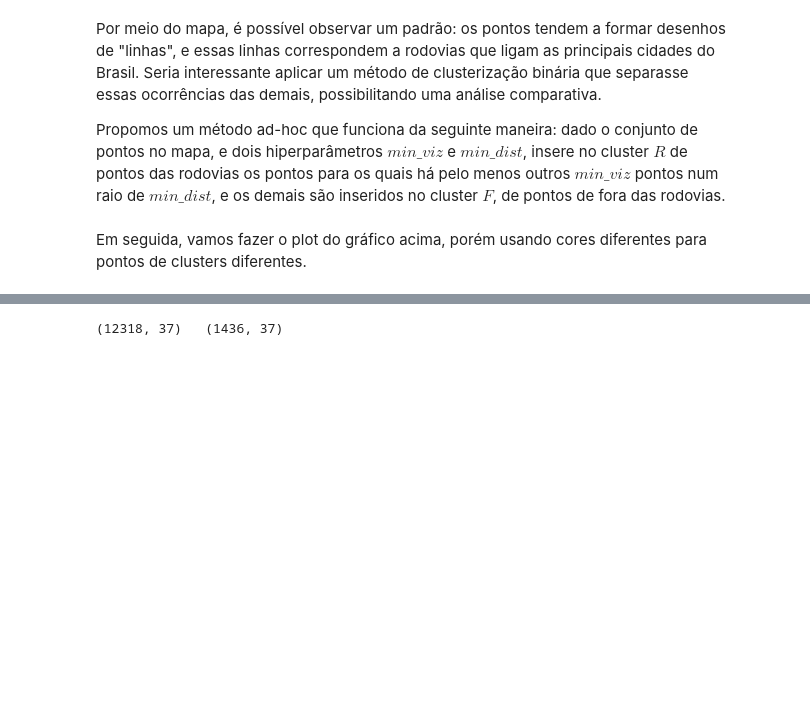
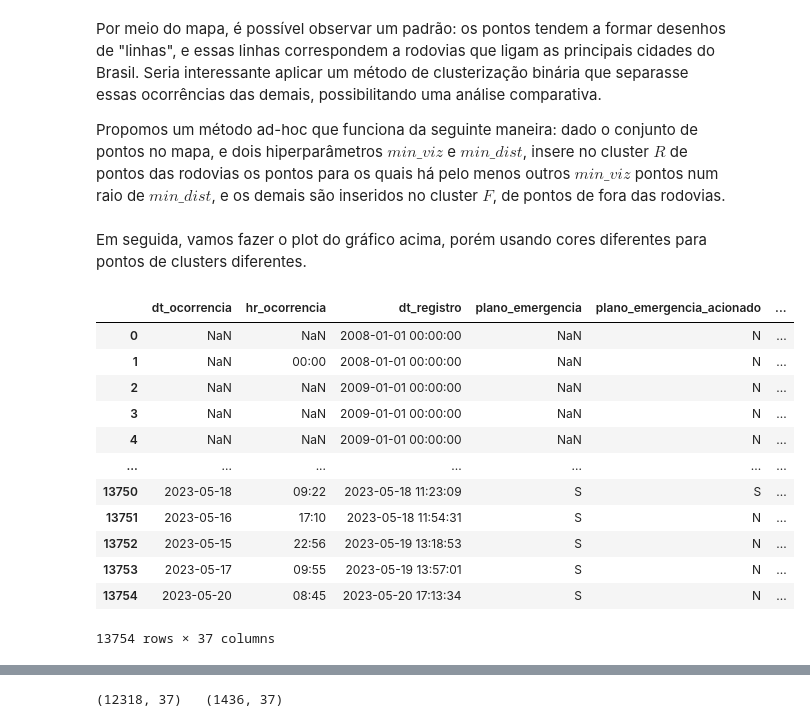
Before and after one commit to mariabrandaob/PCD-2-IBAMA, a Jupyter notebook: PCD_2_IBAMA.ipynb, the cells around one changed output, grey strips where cells are left out. Drawn from its saved outputs; the diff is of its cells as text; code cells hidden in the pictures; blank space fills up the shorter version.

```diff
--- a/PCD_2_IBAMA.ipynb
+++ b/PCD_2_IBAMA.ipynb
@@ -1061,5 +1078,21 @@ def pontos_rodovias(pontos, min_dist, min_viz):
   return R, F
 # %% [markdown]
 Em seguida, vamos fazer o plot do gráfico acima, porém usando cores diferentes para pontos de clusters diferentes.
+# %%
+df_acidentes_geom
+# %% [output]
+|  | dt_ocorrencia | hr_ocorrencia | dt_registro | plano_emergencia | plano_emergencia_acionado | ... |
+| 0 | NaN | NaN | 2008-01-01 00:00:00 | NaN | N | ... |
+| 1 | NaN | 00:00 | 2008-01-01 00:00:00 | NaN | N | ... |
+| 2 | NaN | NaN | 2009-01-01 00:00:00 | NaN | N | ... |
+| 3 | NaN | NaN | 2009-01-01 00:00:00 | NaN | N | ... |
+| 4 | NaN | NaN | 2009-01-01 00:00:00 | NaN | N | ... |
+| ... | ... | ... | ... | ... | ... | ... |
+| 13750 | 2023-05-18 | 09:22 | 2023-05-18 11:23:09 | S | S | ... |
+| 13751 | 2023-05-16 | 17:10 | 2023-05-18 11:54:31 | S | N | ... |
+| 13752 | 2023-05-15 | 22:56 | 2023-05-19 13:18:53 | S | N | ... |
+| 13753 | 2023-05-17 | 09:55 | 2023-05-19 13:57:01 | S | N | ... |
+| 13754 | 2023-05-20 | 08:45 | 2023-05-20 17:13:34 | S | N | ... |
+13754 rows × 37 columns
 # %%
 df_acidentes_geom_R, df_acidentes_geom_F = pontos_rodovias(df_acidentes_geom, 0.3, 6)
```
Also changed, not shown: parts of 16 cells of this notebook.
